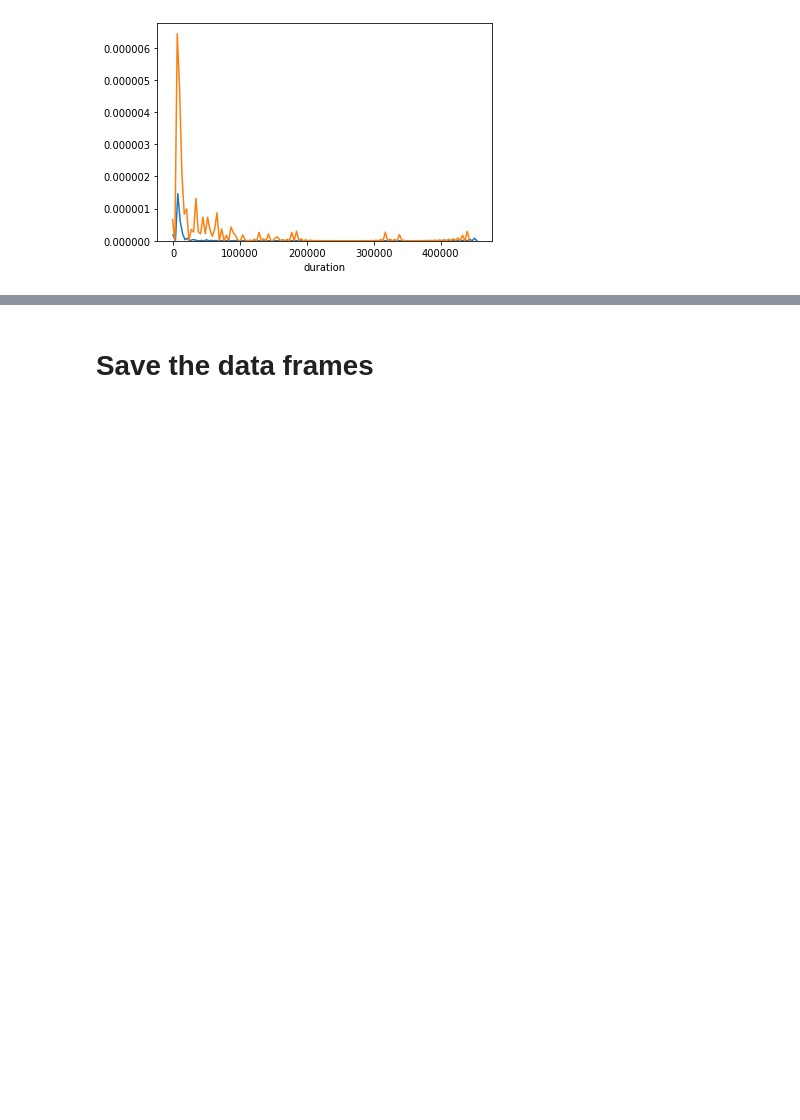
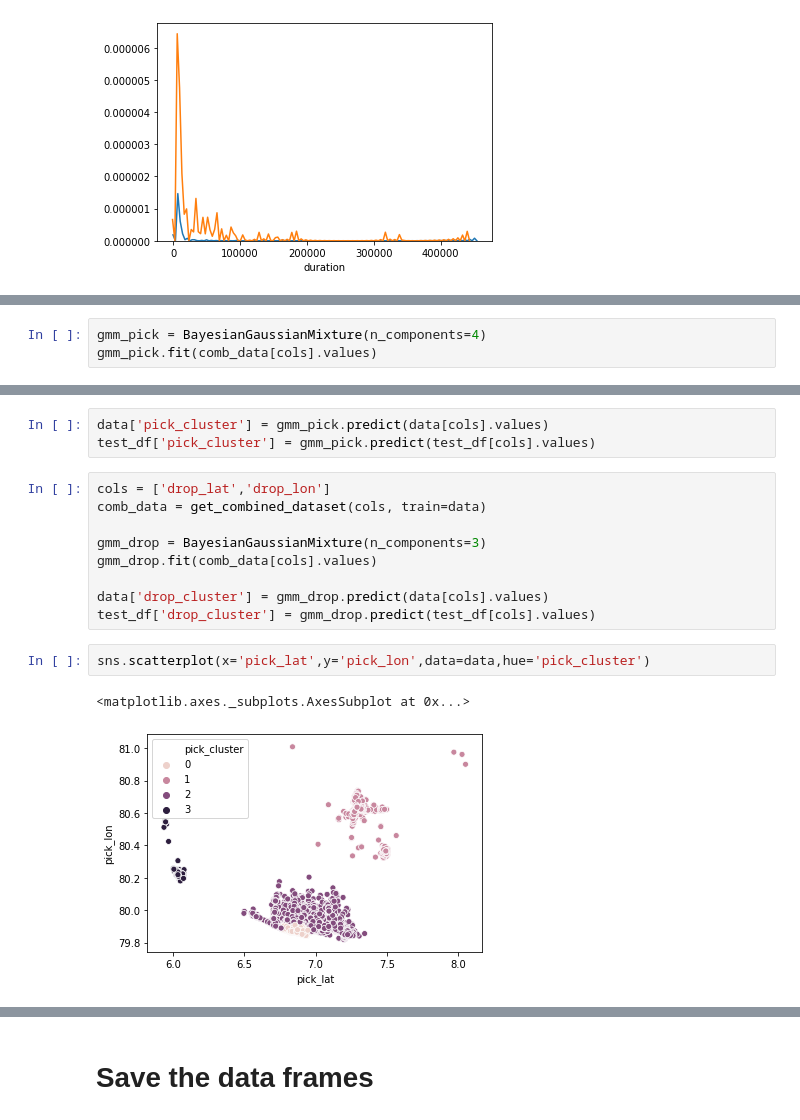
Before and after one commit to heshanpadmasiri/ride-fare, a Jupyter notebook: eda.ipynb, the cells around one changed output, grey strips where cells are left out. Saved outputs shown, nothing was run; the diff lists cells and outputs as text; blank space fills up the shorter version.

```diff
--- a/eda.ipynb
+++ b/eda.ipynb
@@ -461,0 +485,3 @@ sns.distplot(data[data['label']=='incorrect']['duration'], hist=False)
+# %%
+gmm_pick = BayesianGaussianMixture(n_components=4)
+gmm_pick.fit(comb_data[cols].values)
@@ -461,0 +497,17 @@ sns.distplot(data[data['label']=='incorrect']['duration'], hist=False)
+# %%
+data['pick_cluster'] = gmm_pick.predict(data[cols].values)
+test_df['pick_cluster'] = gmm_pick.predict(test_df[cols].values)
+# %%
+cols = ['drop_lat','drop_lon']
+comb_data = get_combined_dataset(cols, train=data)
+
+gmm_drop = BayesianGaussianMixture(n_components=3)
+gmm_drop.fit(comb_data[cols].values)
+
+data['drop_cluster'] = gmm_drop.predict(data[cols].values)
+test_df['drop_cluster'] = gmm_drop.predict(test_df[cols].values)
+# %%
+sns.scatterplot(x='pick_lat',y='pick_lon',data=data,hue='pick_cluster')
+# %% [output]
+<matplotlib.axes._subplots.AxesSubplot at 0x...>
+[figure, added]
```
Also changed, not shown: parts of 14 cells of this notebook, 2 other files.
